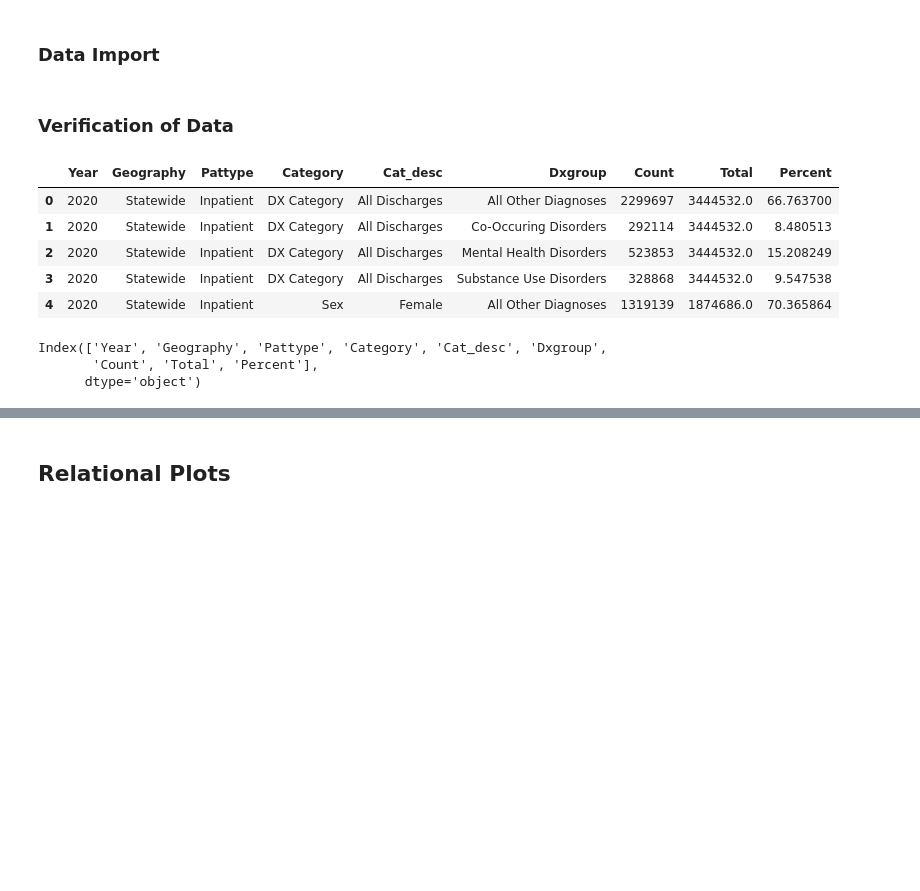
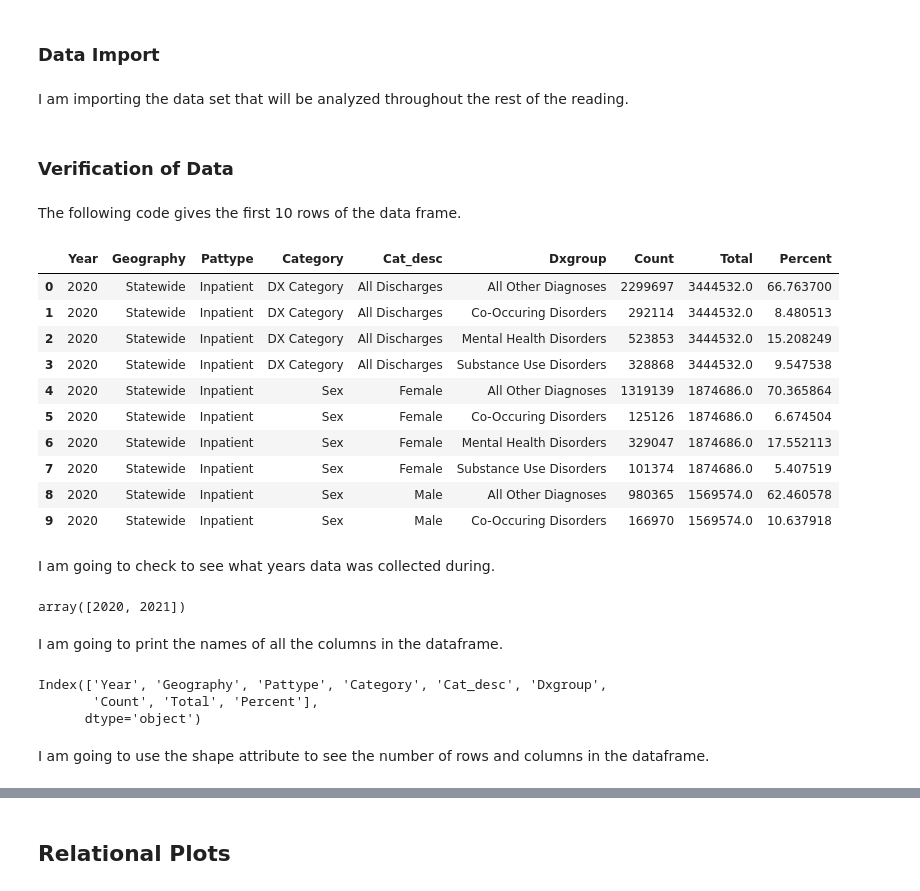
Before and after one commit to abbyzurasky/PUBH1142, a Jupyter notebook: MentalHealthDataAnalysis.ipynb, the cells around one changed output, grey strips where cells are left out. Drawn from its saved outputs; the diff is of its cells as text; code cells hidden in the pictures; blank space fills up the shorter version.

```diff
--- a/MentalHealthDataAnalysis.ipynb
+++ b/MentalHealthDataAnalysis.ipynb
@@ -21,21 +23,39 @@ import seaborn as sns
 %config InlineBackend.figure_format = 'retina'
 # %% [markdown]
 ### Data Import
+# %% [markdown]
+I am importing the data set that will be analyzed throughout the rest of the reading.
 # %%
 # Import the spreadsheet and assign it to the variable df
 df = pd.read_csv('hospitalencountersforbehavioralhealth.csv')
 # %% [markdown]
 ### Verification of Data
+# %% [markdown]
+The following code gives the first 10 rows of the data frame.
 # %%
 # Print the first few rows of the DataFrame
-df.head()
+df.head(10)
 # %% [output]
 |  | Year | Geography | Pattype | Category | Cat_desc | Dxgroup | Count | Total | Percent |
 | 0 | 2020 | Statewide | Inpatient | DX Category | All Discharges | All Other Diagnoses | 2299697 | 3444532.0 | 66.763700 |
 | 1 | 2020 | Statewide | Inpatient | DX Category | All Discharges | Co-Occuring Disorders | 292114 | 3444532.0 | 8.480513 |
 | 2 | 2020 | Statewide | Inpatient | DX Category | All Discharges | Mental Health Disorders | 523853 | 3444532.0 | 15.208249 |
 | 3 | 2020 | Statewide | Inpatient | DX Category | All Discharges | Substance Use Disorders | 328868 | 3444532.0 | 9.547538 |
 | 4 | 2020 | Statewide | Inpatient | Sex | Female | All Other Diagnoses | 1319139 | 1874686.0 | 70.365864 |
+| 5 | 2020 | Statewide | Inpatient | Sex | Female | Co-Occuring Disorders | 125126 | 1874686.0 | 6.674504 |
+| 6 | 2020 | Statewide | Inpatient | Sex | Female | Mental Health Disorders | 329047 | 1874686.0 | 17.552113 |
+| 7 | 2020 | Statewide | Inpatient | Sex | Female | Substance Use Disorders | 101374 | 1874686.0 | 5.407519 |
+| 8 | 2020 | Statewide | Inpatient | Sex | Male | All Other Diagnoses | 980365 | 1569574.0 | 62.460578 |
+| 9 | 2020 | Statewide | Inpatient | Sex | Male | Co-Occuring Disorders | 166970 | 1569574.0 | 10.637918 |
+# %% [markdown]
+I am going to check to see what years data was collected during.
+# %%
+# find the unique values in the Year column
+df['Year'].unique()
+# %% [output]
+array([2020, 2021])
+# %% [markdown]
+I am going to print the names of all the columns in the dataframe.
 # %%
 # Print the columns of the DataFrame
 df.columns
@@ -43,3 +63,5 @@ df.columns
 Index(['Year', 'Geography', 'Pattype', 'Category', 'Cat_desc', 'Dxgroup',
        'Count', 'Total', 'Percent'],
       dtype='object')
+# %% [markdown]
+I am going to use the shape attribute to see the number of rows and columns in the dataframe.
```
Also changed, not shown: parts of 48 cells of this notebook.
